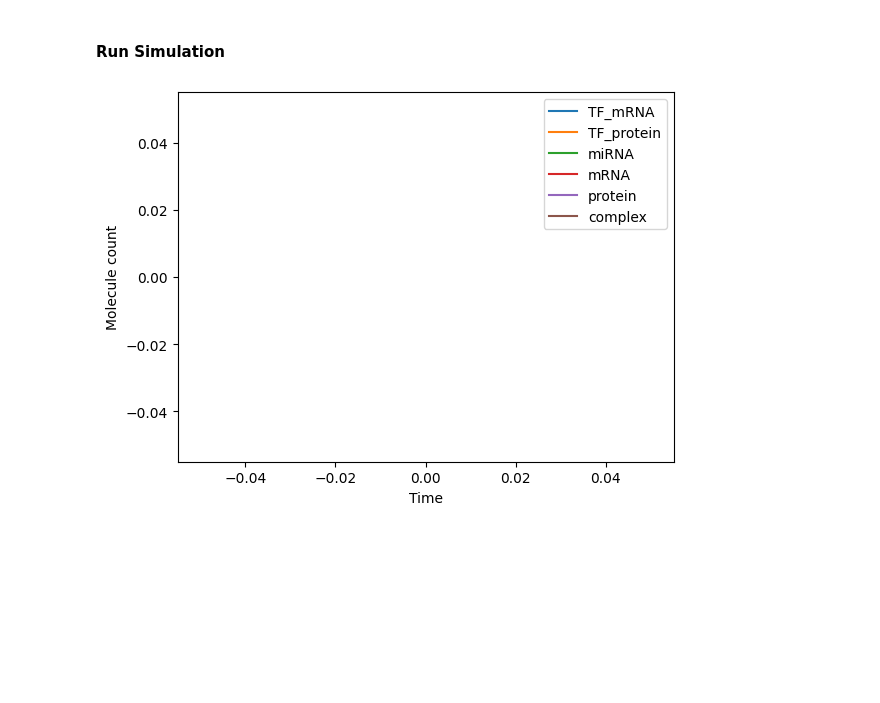
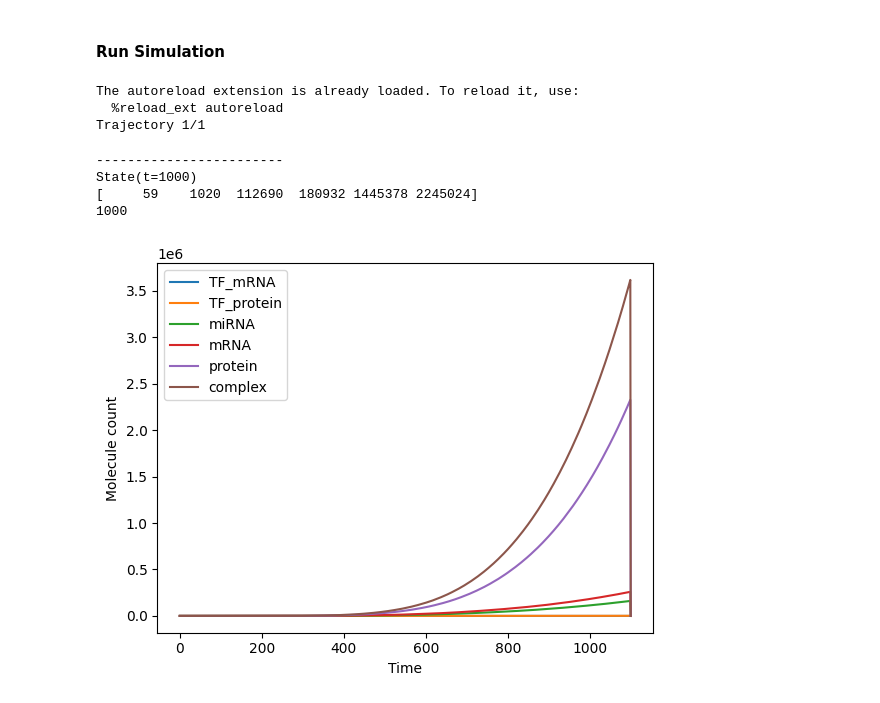
Before and after one commit to Ch3fUlrich/43513-01---Programming-for-Life-Sciences---4KP, a Jupyter notebook: Project/Gillespie_Simulation.ipynb, the cells around one changed output. Cells and saved outputs as stored; diff of their text form; code cells hidden in the pictures; blank space fills up the shorter version.

Commit message:
fixed some errors, improved random number calculation

```diff
--- a/Project/Gillespie_Simulation.ipynb
+++ b/Project/Gillespie_Simulation.ipynb
@@ -132,13 +132,37 @@ State(t=0)
    - degradation_rate: 0.1
 # %% [markdown]
 #### Run Simulation
-# %%
-start_state = State(init_state_path)
-simulator = State_Machine(state=start_state)
-results = simulator.run(steps=100, trajectories=2)
-simulator.plot()
-# %% [output]
-[figure, removed]
+# %%
+# Import own packages
+from Gillespie_Simulation import *
+import numpy as np
+
+# Plot inside Jupyter Notebook
+%matplotlib inline
+
+# auto reload imports after changes
+%load_ext autoreload
+%autoreload 2
+
+# Set the random number seed for reproducibility
+np.random.seed(1)
+
+# Main simulation
+init_state_fname = "init_state.yaml"
+init_state_path = construct_path(fname=init_state_fname)
+start_state = State(init_state_path)
+simulator = State_Machine(state=start_state)
+results = simulator.run(steps=1100, trajectories=1)
+simulator.plot()
+# %% [output]
+The autoreload extension is already loaded. To reload it, use:
+  %reload_ext autoreload
+Trajectory 1/1
+------------------------
+State(t=1000)
+[     59    1020  112690  180932 1445378 2245024]
+1000
+[figure, added]
 # %%
 simulator.reset()
 results = simulator.run(steps, trajectories, save=False)
```
Also changed, not shown: parts of 1 cell of this notebook, 3 other files.
